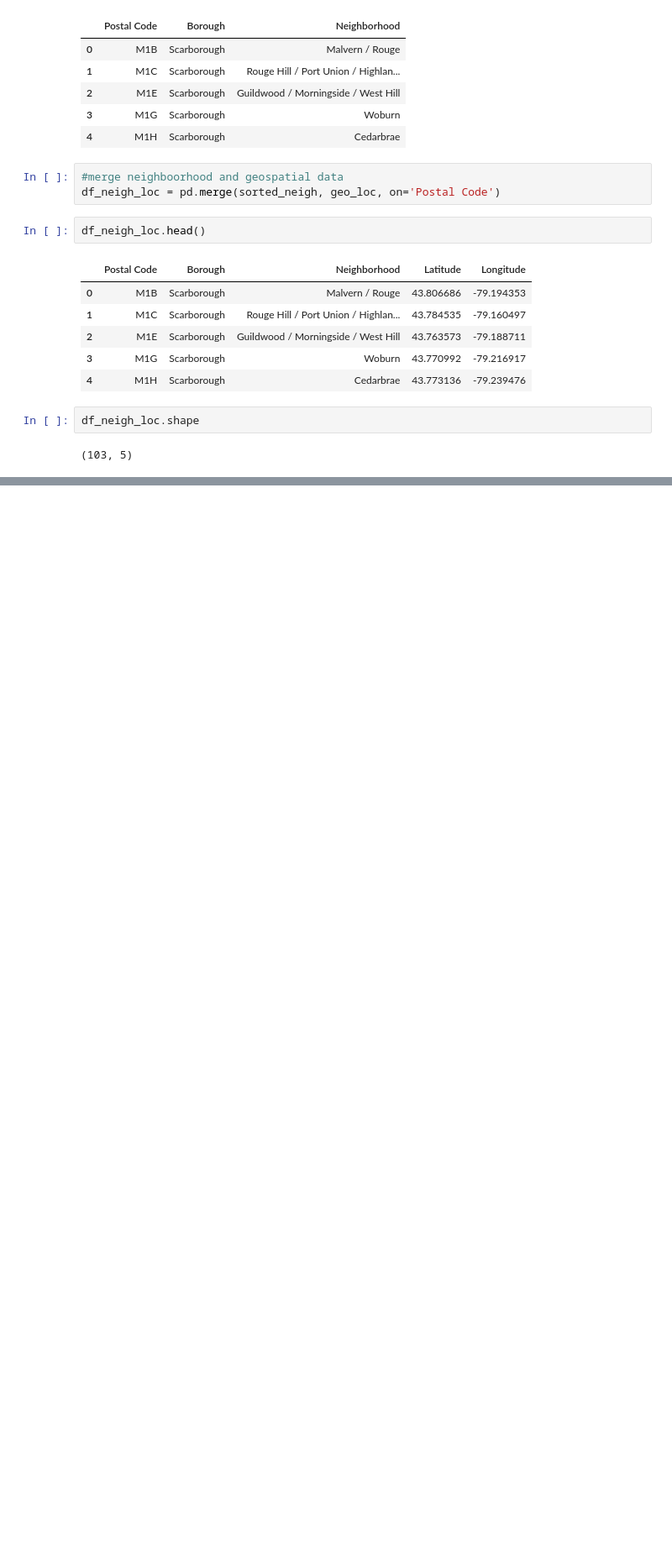
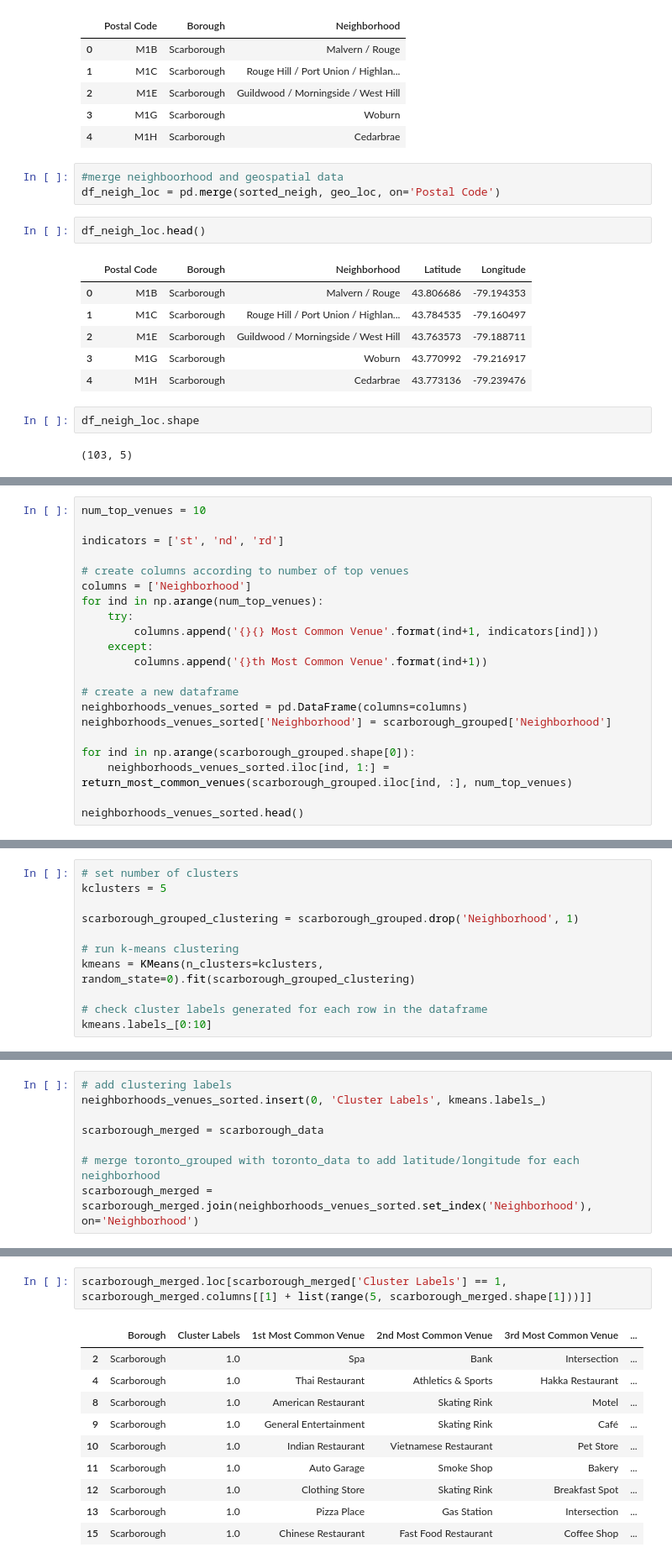
Before and after one commit to anuarmusa/Coursera_Capstone, a Jupyter notebook: Coursera_Capstone_NB.ipynb, the cells around one changed output, grey strips where cells are left out. Shown at 84% size. Cells and saved outputs as stored; diff of their text form; blank space fills up the shorter version.

```diff
--- a/Coursera_Capstone_NB.ipynb
+++ b/Coursera_Capstone_NB.ipynb
@@ -151,0 +529,21 @@ df_neigh_loc.shape
+# %%
+num_top_venues = 10
+
+indicators = ['st', 'nd', 'rd']
+
+# create columns according to number of top venues
+columns = ['Neighborhood']
+for ind in np.arange(num_top_venues):
+    try:
+        columns.append('{}{} Most Common Venue'.format(ind+1, indicators[ind]))
+    except:
+        columns.append('{}th Most Common Venue'.format(ind+1))
+
+# create a new dataframe
+neighborhoods_venues_sorted = pd.DataFrame(columns=columns)
+neighborhoods_venues_sorted['Neighborhood'] = scarborough_grouped['Neighborhood']
+
+for ind in np.arange(scarborough_grouped.shape[0]):
+    neighborhoods_venues_sorted.iloc[ind, 1:] = return_most_common_venues(scarborough_grouped.iloc[ind, :], num_top_venues)
+
+neighborhoods_venues_sorted.head()
@@ -151,0 +559,11 @@ df_neigh_loc.shape
+# %%
+# set number of clusters
+kclusters = 5
+
+scarborough_grouped_clustering = scarborough_grouped.drop('Neighborhood', 1)
+
+# run k-means clustering
+kmeans = KMeans(n_clusters=kclusters, random_state=0).fit(scarborough_grouped_clustering)
+
+# check cluster labels generated for each row in the dataframe
+kmeans.labels_[0:10]
@@ -151,0 +574,8 @@ df_neigh_loc.shape
+# %%
+# add clustering labels
+neighborhoods_venues_sorted.insert(0, 'Cluster Labels', kmeans.labels_)
+
+scarborough_merged = scarborough_data
+
+# merge toronto_grouped with toronto_data to add latitude/longitude for each neighborhood
+scarborough_merged = scarborough_merged.join(neighborhoods_venues_sorted.set_index('Neighborhood'), on='Neighborhood')
@@ -151,0 +635,13 @@ df_neigh_loc.shape
+# %%
+scarborough_merged.loc[scarborough_merged['Cluster Labels'] == 1, scarborough_merged.columns[[1] + list(range(5, scarborough_merged.shape[1]))]]
+# %% [output]
+|  | Borough | Cluster Labels | 1st Most Common Venue | 2nd Most Common Venue | 3rd Most Common Venue | ... |
+| 2 | Scarborough | 1.0 | Spa | Bank | Intersection | ... |
+| 4 | Scarborough | 1.0 | Thai Restaurant | Athletics & Sports | Hakka Restaurant | ... |
+| 8 | Scarborough | 1.0 | American Restaurant | Skating Rink | Motel | ... |
+| 9 | Scarborough | 1.0 | General Entertainment | Skating Rink | Café | ... |
+| 10 | Scarborough | 1.0 | Indian Restaurant | Vietnamese Restaurant | Pet Store | ... |
+| 11 | Scarborough | 1.0 | Auto Garage | Smoke Shop | Bakery | ... |
+| 12 | Scarborough | 1.0 | Clothing Store | Skating Rink | Breakfast Spot | ... |
+| 13 | Scarborough | 1.0 | Pizza Place | Gas Station | Intersection | ... |
+| 15 | Scarborough | 1.0 | Chinese Restaurant | Fast Food Restaurant | Coffee Shop | ... |
```
Also changed, not shown: parts of 59 cells of this notebook.
